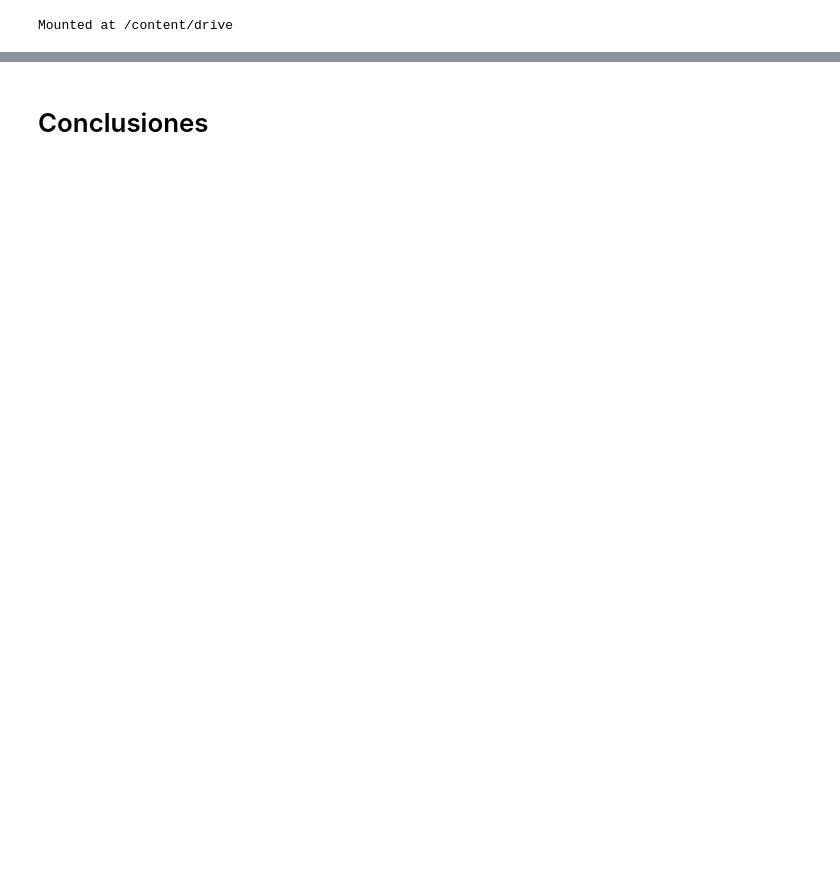
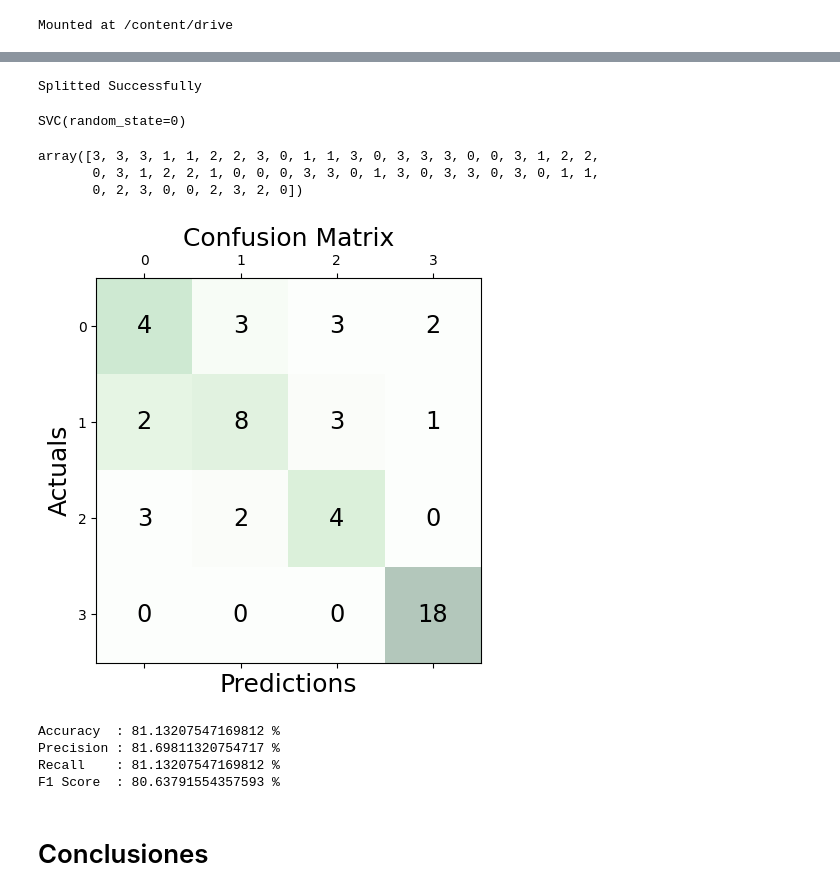
Before and after one commit to principioincertidumbre/ComputerVision, a Jupyter notebook: IntroCV_Tarea_2_Sofía_Vits.ipynb, the cells around one changed output, grey strips where cells are left out. Cells and saved outputs as stored; diff of their text form; code cells hidden in the pictures; blank space fills up the shorter version.

```diff
--- a/IntroCV_Tarea_2_Sofía_Vits.ipynb
+++ b/IntroCV_Tarea_2_Sofía_Vits.ipynb
@@ -106,0 +478,15 @@ inPath12 = '/content/drive/MyDrive/potato/Healthy Potatoes Sobel'
+# %%
+for i in Categories:
+  print(f'loading... category : {i}')
+  path=os.path.join(datadir_s,i)
+  for img in os.listdir(path):
+    img_array=imread(os.path.join(path,img))
+    img_resized=resize(img_array,(200,200,3))
+    flat_data_arr_s.append(img_resized.flatten())
+    target_arr_s.append(Categories.index(i))
+  print(f'loaded category:{i} successfully')
+flat_data_s=np.array(flat_data_arr_s)
+target_s=np.array(target_arr_s)
+df_papa_s=pd.DataFrame(flat_data_s)
+df_papa_s['Categoría']=target_s
+df_papa_s
@@ -107,2 +515,45 @@ inPath12 = '/content/drive/MyDrive/potato/Healthy Potatoes Sobel'
+# %%
+x_s=df_papa_s.iloc[:,:-1]
+y_s=df_papa_s.iloc[:,-1]
+x_s_train,x_s_test,y_s_train,y_s_test=train_test_split(x_s,y_s,test_size=0.20,random_state=42)
+print('Splitted Successfully')
+# %% [output]
+Splitted Successfully
+# %%
+classifier_s = SVC(kernel = 'rbf', random_state = 0)
+classifier_s.fit(x_s_train, y_s_train)
+# %% [output]
+SVC(random_state=0)
+# %%
+y_s_pred = classifier_s.predict(x_s_test)
+y_s_pred
+# %% [output]
+array([3, 3, 3, 1, 1, 2, 2, 3, 0, 1, 1, 3, 0, 3, 3, 3, 0, 0, 3, 1, 2, 2,
+       0, 3, 1, 2, 2, 1, 0, 0, 0, 3, 3, 0, 1, 3, 0, 3, 3, 0, 3, 0, 1, 1,
+       0, 2, 3, 0, 0, 2, 3, 2, 0])
+# %%
+cm_s = confusion_matrix(y_s_test, y_s_pred)
+fig, ax = plt.subplots(figsize=(5, 5))
+ax.matshow(cm_s, cmap=plt.cm.Greens, alpha=0.3)
+for i in range(cm_s.shape[0]):
+    for j in range(cm_s.shape[1]):
+        ax.text(x=j, y=i,s=cm[i, j], va='center', ha='center', size='xx-large')
+
+plt.xlabel('Predictions', fontsize=18)
+plt.ylabel('Actuals', fontsize=18)
+plt.title('Confusion Matrix', fontsize=18)
+plt.show()
+# %% [output]
+[figure, added]
+# %%
+print('Accuracy  :', accuracy_score(y_s_test, y_s_pred)*100 ,"%")
+print('Precision :' , precision_score(y_s_test, y_s_pred, average='weighted')*100 ,"%")
+print('Recall    :', recall_score(y_s_test, y_s_pred, average='weighted')*100 ,"%")
+print('F1 Score  :',f1_score(y_s_test, y_s_pred, average='weighted')*100 ,"%")
+# %% [output]
+Accuracy  : 81.13207547169812 %
+Precision : 81.69811320754717 %
+Recall    : 81.13207547169812 %
+F1 Score  : 80.63791554357593 %
 # %% [markdown]
 # Conclusiones
```
Also changed, not shown: parts of 29 cells of this notebook.
